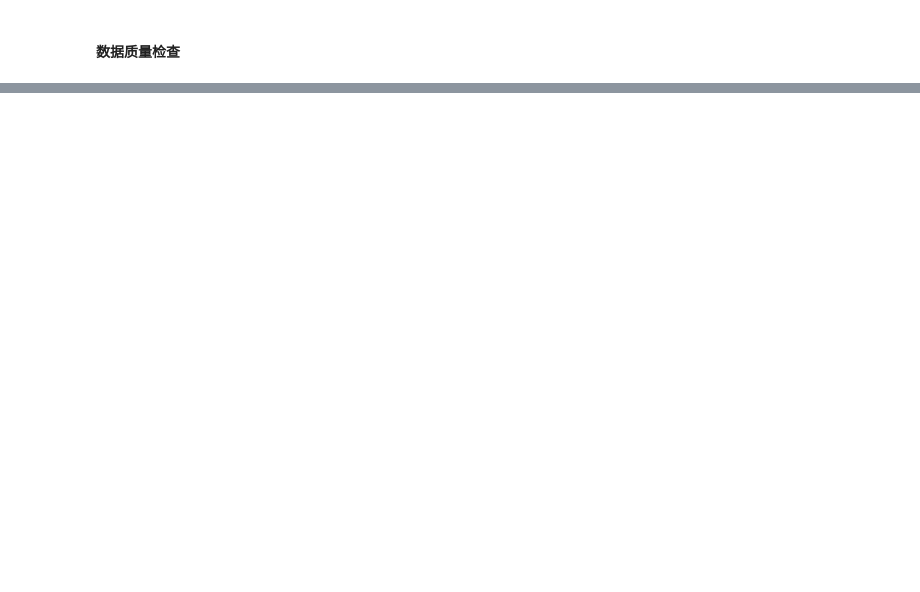
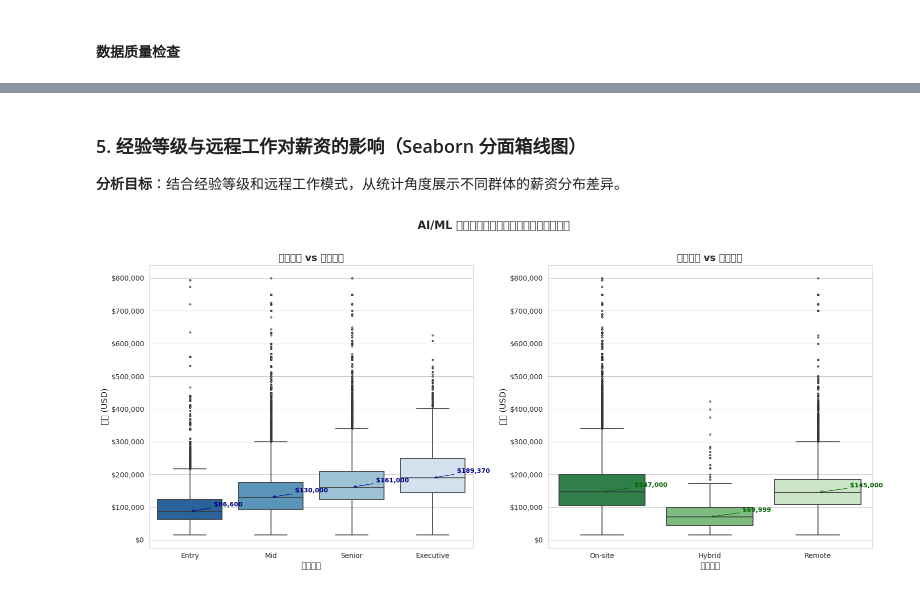
Before and after one commit to foorilla/ai-jobs-net-salaries, a Jupyter notebook: final.ipynb, the cells around one changed output, grey strips where cells are left out. Saved outputs shown, nothing was run; the diff lists cells and outputs as text; code cells hidden in the pictures; blank space fills up the shorter version.

```diff
--- a/final.ipynb
+++ b/final.ipynb
@@ -15,4 +81,7 @@ from pyecharts_exporter import display_chartimport warningsimport pandas as pdim
 # %% [markdown]
 ### 2. 数据加载与预处理
 # %%
-df = pd.read_csv('salaries.csv')print(f'数据集规模: {df.shape[0]:,} 条记录, {df.shape[1]} 个字段')print(f'时间范围: {df["work_year"].min()} — {df["work_year"].max()}')df.head()
+df = pd.read_csv('salaries.csv')
+print(f'数据集规模: {df.shape[0]:,} 条记录, {df.shape[1]} 个字段')
+print(f'时间范围: {df["work_year"].min()} — {df["work_year"].max()}')
+df.head()
@@ -29,2 +98,0 @@ def classify_job(title):    """将原始岗位名称映射到 9 大类。按优
-# %%
-def bin_salary(s):    if s < 80000:        return '<$80K'    elif s < 120000:        return '$80-120K'    elif s < 160000:        return '$120-160K'    elif s < 220000:        return '$160-220K'    else:        return '>$220K'df['salary_bin'] = df['salary_in_usd'].apply(bin_salary)print('=== 薪资分箱分布 ===')bin_order = ['<$80K', '$80-120K', '$120-160K', '$160-220K', '>$220K']for b in bin_order:    cnt = (df['salary_bin'] == b).sum()    print(f'  {b}: {cnt:,} ({cnt/len(df)*100:.1f}%)')# 添加标签映射exp_labels = {'EN': 'Entry', 'MI': 'Mid', 'SE': 'Senior', 'EX': 'Executive'}size_labels = {'S': 'Small', 'M': 'Medium', 'L': 'Large'}remote_labels = {0: 'On-site', 50: 'Hybrid', 100: 'Remote'}df['experience_label'] = df['experience_level'].map(exp_labels)df['company_label'] = df['company_size'].map(size_labels)df['remote_label'] = df['remote_ratio'].map(remote_labels)
@@ -68,0 +458,64 @@ def bin_salary(s):    if s < 80000:        return '<$80K'    elif s < 120000:
+# %% [markdown]
+### 5. 经验等级与远程工作对薪资的影响（Seaborn 分面箱线图）
+
+**分析目标**：结合经验等级和远程工作模式，从统计角度展示不同群体的薪资分布差异。
+# %%
+# 筛选数据：remote_ratio 以 0 和 100 为主，50 极少，合并展示
+box_df = df[['salary_in_usd', 'experience_label', 'remote_label']].copy()
+
+# 设置画布 - 分面箱线图
+fig, axes = plt.subplots(1, 2, figsize=(16, 7))
+
+# 子图1: 经验等级 vs 薪资
+exp_order = ['Entry', 'Mid', 'Senior', 'Executive']
+sns.boxplot(
+    ax=axes[0],
+    data=box_df,
+    x='experience_label',
+    y='salary_in_usd',
+    order=exp_order,
+    palette='Blues_r',
+    linewidth=1.2,
+    fliersize=2,
+)
+axes[0].set_title('经验等级 vs 薪资分布', fontsize=14, fontweight='bold')
+axes[0].set_xlabel('经验等级', fontsize=12)
+axes[0].set_ylabel('薪资 (USD)', fontsize=12)
+axes[0].yaxis.set_major_formatter(plt.FuncFormatter(lambda x, _: f'\${x:,.0f}'))
+
+# 标注中位数
+for i, level in enumerate(exp_order):
+    med = box_df[box_df['experience_label'] == level]['salary_in_usd'].median()
+    axes[0].annotate(f'\${med:,.0f}', xy=(i, med), xytext=(i+0.3, med+15000),
+                    fontsize=9, color='darkblue', fontweight='bold',
+                    arrowprops=dict(arrowstyle='->', color='darkblue', lw=0.8))
+
+# 子图2: 远程模式 vs 薪资
+remote_order = ['On-site', 'Hybrid', 'Remote']
+sns.boxplot(
+    ax=axes[1],
+    data=box_df,
+    x='remote_label',
+    y='salary_in_usd',
+    order=remote_order,
+    palette='Greens_r',
+    linewidth=1.2,
+    fliersize=2,
+)
+axes[1].set_title('远程模式 vs 薪资分布', fontsize=14, fontweight='bold')
+axes[1].set_xlabel('工作模式', fontsize=12)
+axes[1].set_ylabel('薪资 (USD)', fontsize=12)
+axes[1].yaxis.set_major_formatter(plt.FuncFormatter(lambda x, _: f'\${x:,.0f}'))
+
+# 标注中位数
+for i, mode in enumerate(remote_order):
+    med = box_df[box_df['remote_label'] == mode]['salary_in_usd'].median()
+    axes[1].annotate(f'\${med:,.0f}', xy=(i, med), xytext=(i+0.3, med+15000),
+                    fontsize=9, color='darkgreen', fontweight='bold',
+                    arrowprops=dict(arrowstyle='->', color='darkgreen', lw=0.8))
+
+plt.suptitle('AI/ML 人才薪资：经验等级与远程模式的影响', fontsize=16, fontweight='bold', y=1.02)
+plt.tight_layout()
+plt.show()
+# %% [output]
+[figure, added]
```
Also changed, not shown: parts of 47 cells of this notebook.
